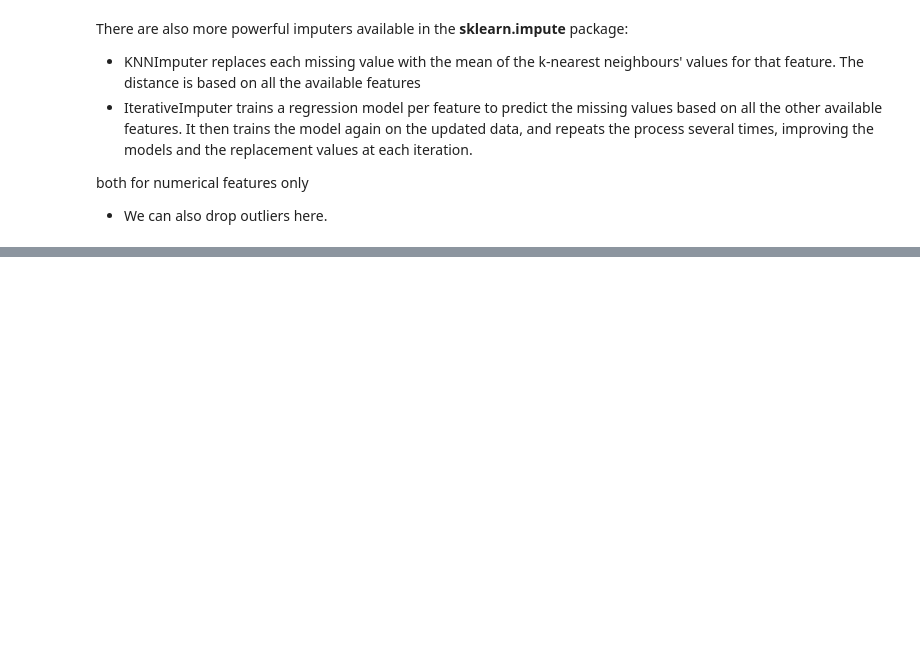
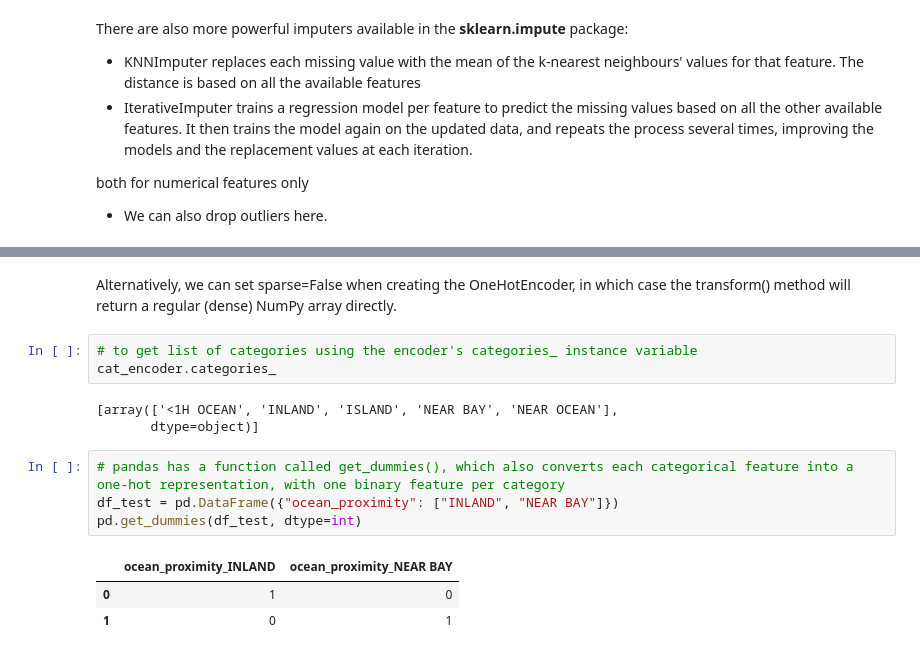
Before and after one commit to abhisheksinha27x/Classical-ML, a Jupyter notebook: 2_end-to-end-project/code.ipynb, the cells around one changed output, grey strips where cells are left out. Drawn from its saved outputs; the diff is of its cells as text; blank space fills up the shorter version.

```diff
--- a/2_end-to-end-project/code.ipynb
+++ b/2_end-to-end-project/code.ipynb
@@ -504,0 +593,16 @@ both for numerical features only
+# %% [markdown]
+Alternatively, we can set sparse=False when creating the OneHotEncoder, in which case the transform() method will return a regular (dense) NumPy array directly.
+# %%
+# to get list of categories using the encoder's categories_ instance variable
+cat_encoder.categories_
+# %% [output]
+[array(['<1H OCEAN', 'INLAND', 'ISLAND', 'NEAR BAY', 'NEAR OCEAN'],
+       dtype=object)]
+# %%
+# pandas has a function called get_dummies(), which also converts each categorical feature into a one-hot representation, with one binary feature per category
+df_test = pd.DataFrame({"ocean_proximity": ["INLAND", "NEAR BAY"]})
+pd.get_dummies(df_test, dtype=int)
+# %% [output]
+|  | ocean_proximity_INLAND | ocean_proximity_NEAR BAY |
+| 0 | 1 | 0 |
+| 1 | 0 | 1 |
```
Also changed, not shown: parts of 16 cells of this notebook, 2 other files.
